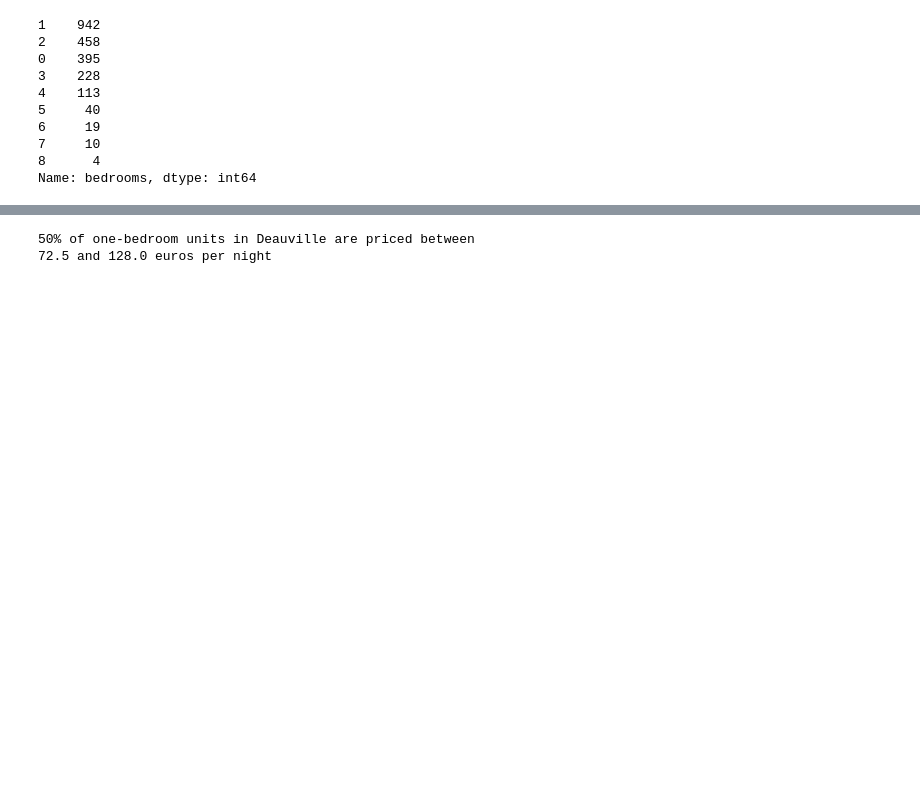
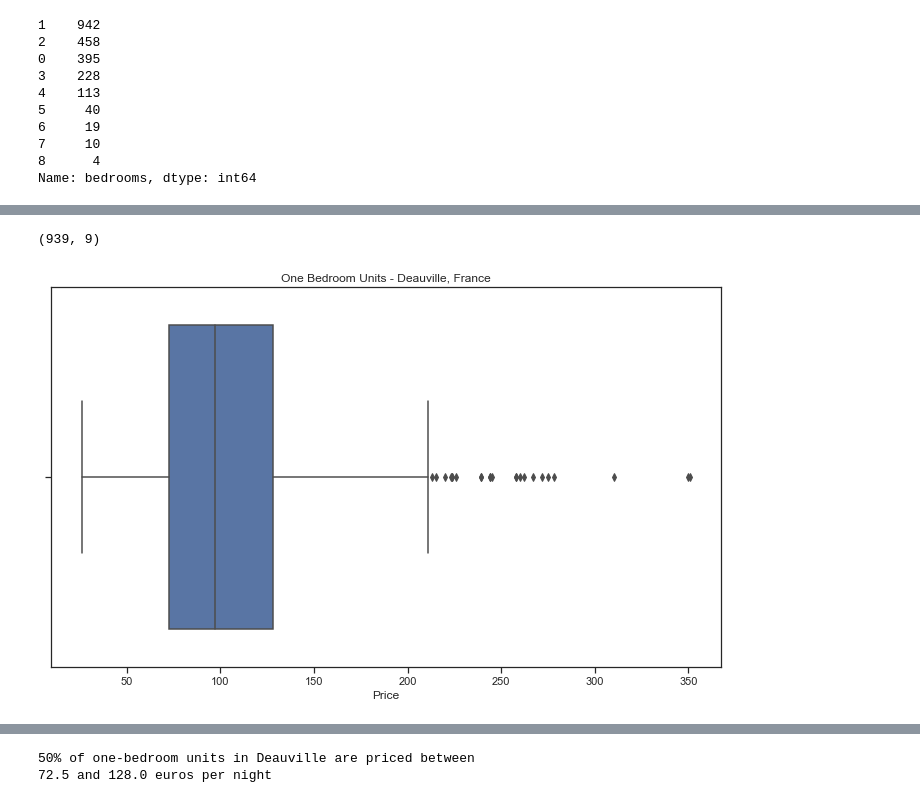
Before and after one commit to databooter/Airbnb_Scraper, a Jupyter notebook: EDA/One_Bedrooms_EDA_Deauville.ipynb, the cells around one changed output, grey strips where cells are left out. Cells and saved outputs as stored; diff of their text form; code cells hidden in the pictures; blank space fills up the shorter version.

```diff
--- a/EDA/One_Bedrooms_EDA_Deauville.ipynb
+++ b/EDA/One_Bedrooms_EDA_Deauville.ipynb
@@ -75,3 +105,23 @@ one_br[one_br['price'] > 460]
 one_br = one_br.drop([2197, 2201, 2206])
+# %%
+# looking at the shape of dataframe
+one_br.shape
+# %% [output]
+(939, 9)
+# %%
+# boxplot to get an intial view of one bedroom price range
+sns.boxplot(data=one_br[one_br['bedrooms'] == 1], x='price')
+
+
+plt.xlabel('Price')
+plt.title('One Bedroom Units - Deauville, France')
+
+
+sns.set_style("white")
+sns.set_style("ticks")
+plt.savefig("One_Bedroom_Price_Boxplot_Cleaned.jpeg")
+plt.show()
+# %% [output]
+[figure, added]
 # %%
 # finding one bedroom price quartiles
```
Also changed, not shown: parts of 13 cells of this notebook, 4 other files.
